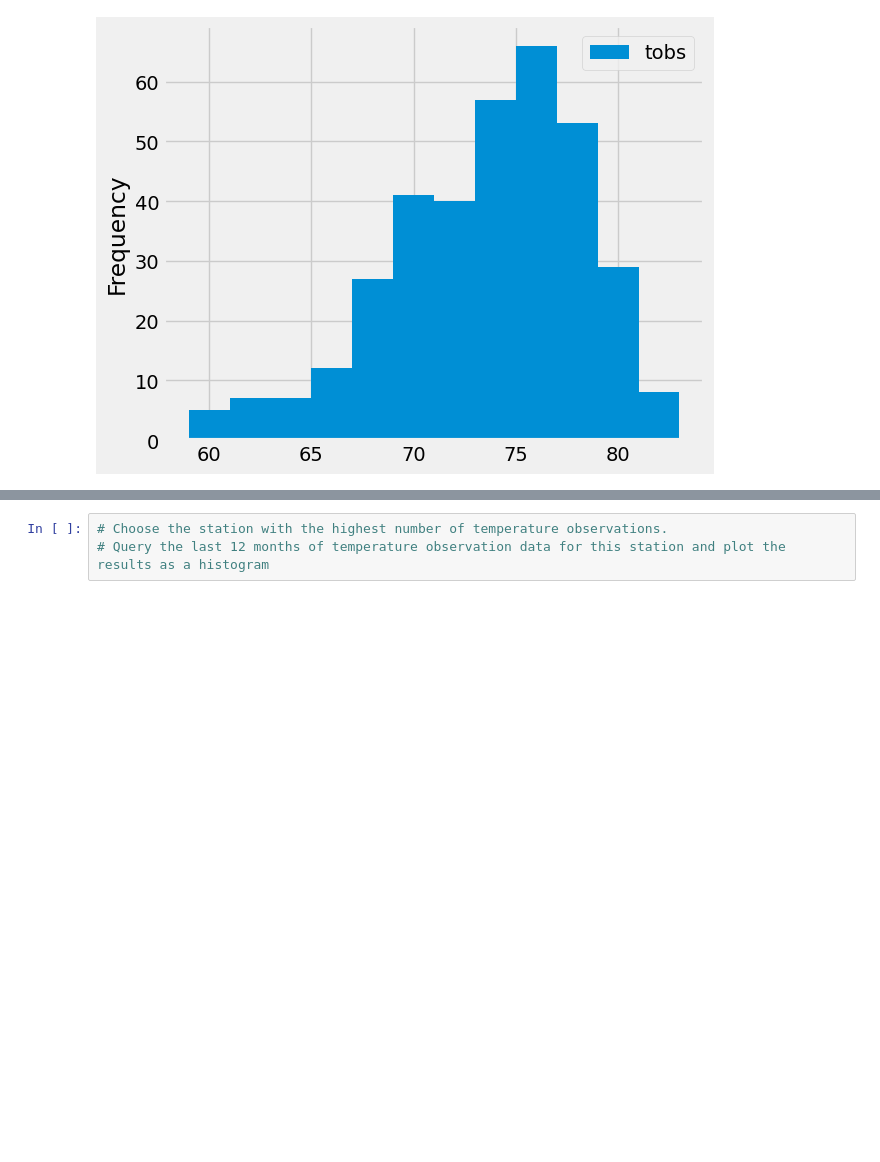
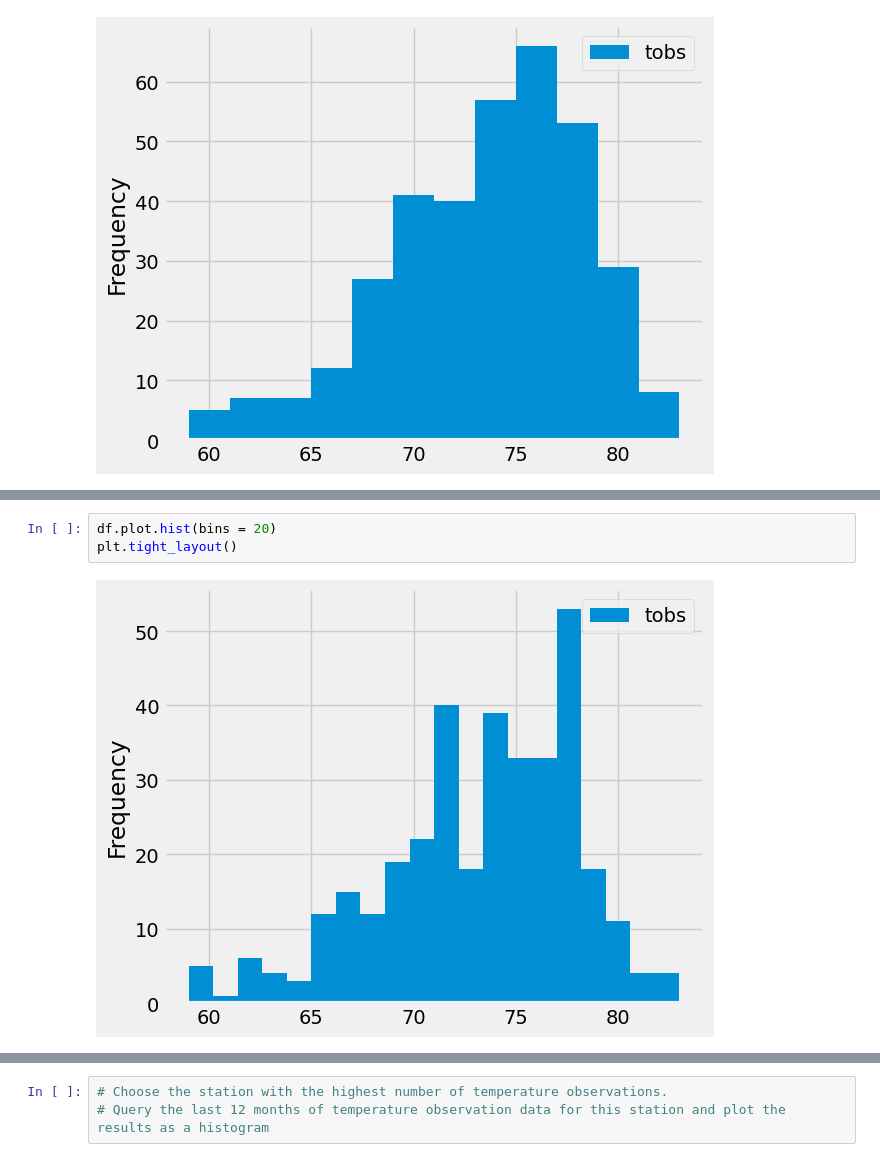
Before and after one commit to Danira98/surfs_up, a Jupyter notebook: climate_analysis.ipynb, the cells around one changed output, grey strips where cells are left out. Drawn from its saved outputs; the diff is of its cells as text; blank space fills up the shorter version.

```diff
--- a/climate_analysis.ipynb
+++ b/climate_analysis.ipynb
@@ -221,0 +227,5 @@ plt.tight_layout()
+# %%
+df.plot.hist(bins = 20)
+plt.tight_layout()
+# %% [output]
+[figure, added]
```
Also changed, not shown: parts of 3 cells of this notebook, 1 other file.
